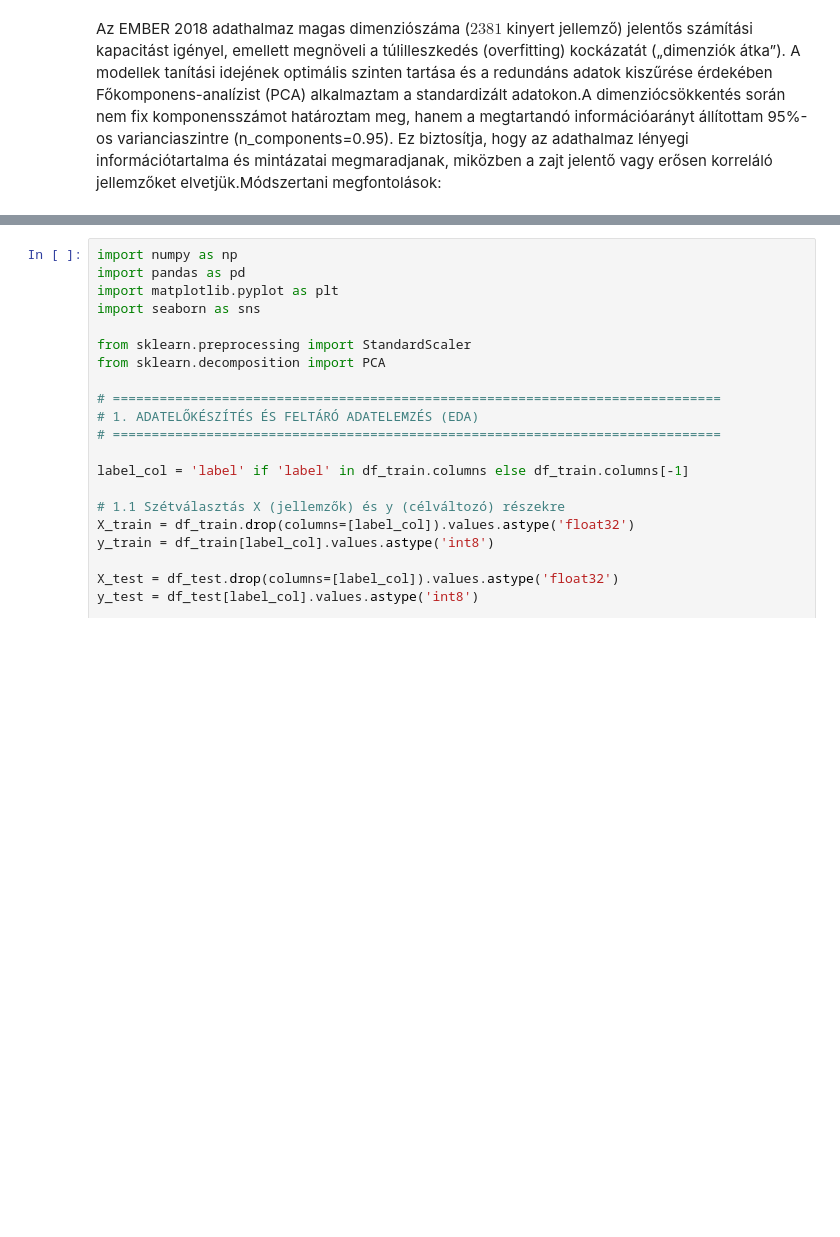
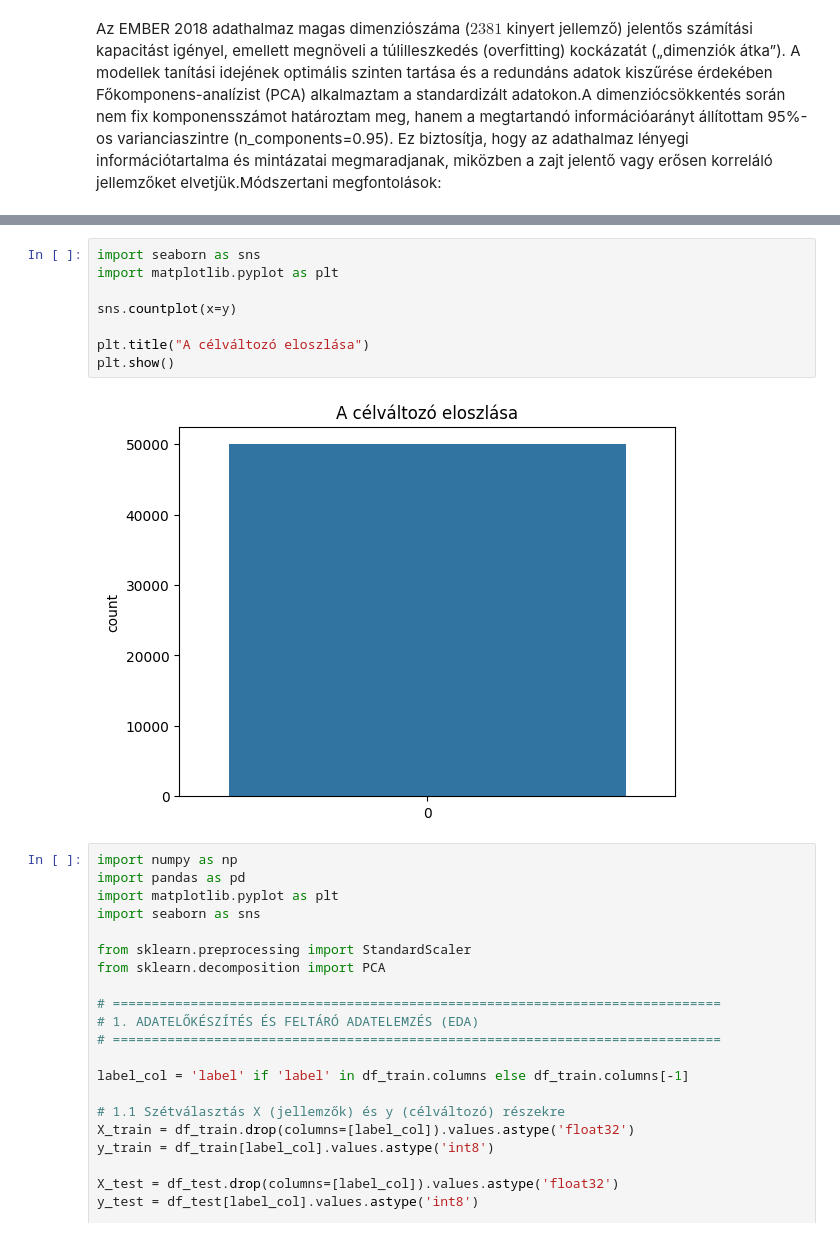
Before and after one commit to RaczNikoletta/Artificial-intelligence, a Jupyter notebook: PE_SupervisedML/beadando2.ipynb, the cells around one changed output, grey strips where cells are left out. Cells and saved outputs as stored; diff of their text form; blank space fills up the shorter version.

```diff
--- a/PE_SupervisedML/beadando2.ipynb
+++ b/PE_SupervisedML/beadando2.ipynb
@@ -205,3 +287,13 @@ Az EMBER 2018 adathalmaz magas dimenziószáma ($2381$ kinyert jellemző) jelent
+# %%
+import seaborn as sns
+import matplotlib.pyplot as plt
+
+sns.countplot(x=y)
+
+plt.title("A célváltozó eloszlása")
+plt.show()
+# %% [output]
+[figure, added]
 # %%
 import numpy as np
 import pandas as pd
```
Also changed, not shown: parts of 14 cells of this notebook.
